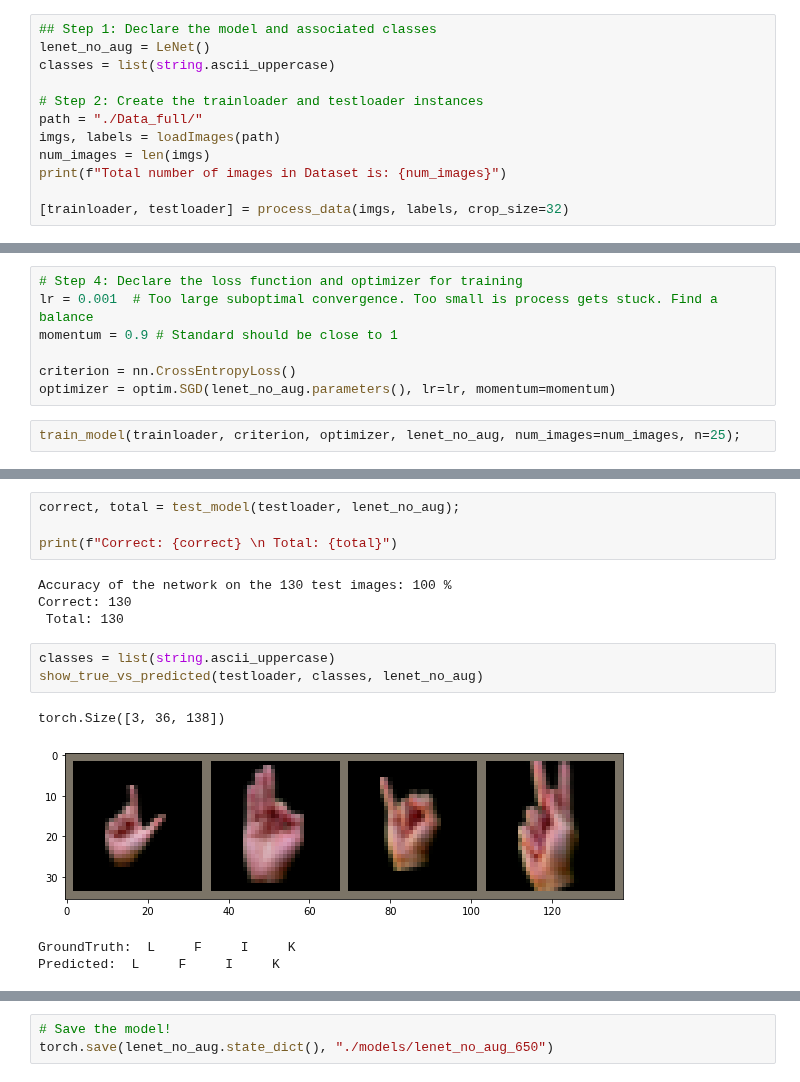
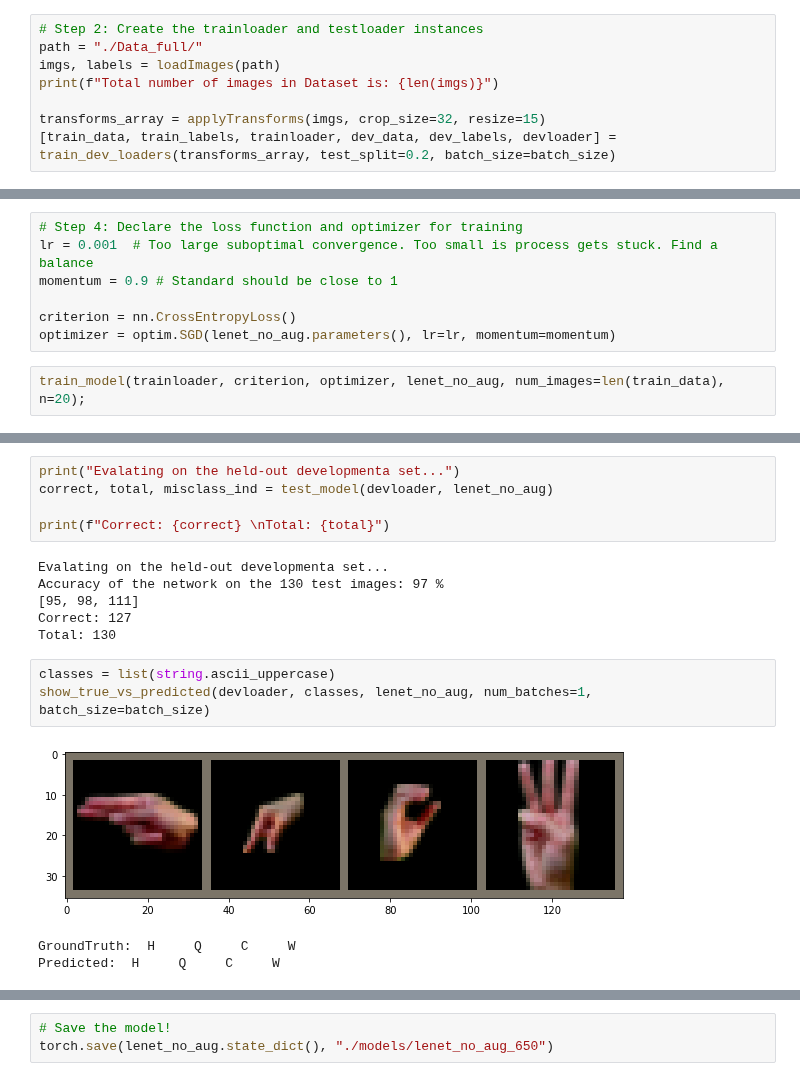
Before and after one commit to swadhwa5/MLFinalProject, a Jupyter notebook: LeNet_model.ipynb, the cells around one changed output, grey strips where cells are left out. Cells and saved outputs as stored; diff of their text form.

```diff
--- a/LeNet_model.ipynb
+++ b/LeNet_model.ipynb
@@ -203,15 +254,11 @@ def show_true_vs_predicted(testloader, classes, model):
 # %%
-## Step 1: Declare the model and associated classes
-lenet_no_aug = LeNet()
-classes = list(string.ascii_uppercase)
-
 # Step 2: Create the trainloader and testloader instances
 path = "./Data_full/"
 imgs, labels = loadImages(path)
-num_images = len(imgs)
-print(f"Total number of images in Dataset is: {num_images}")
+print(f"Total number of images in Dataset is: {len(imgs)}")
 
-[trainloader, testloader] = process_data(imgs, labels, crop_size=32)
+transforms_array = applyTransforms(imgs, crop_size=32, resize=15)
+[train_data, train_labels, trainloader, dev_data, dev_labels, devloader] = train_dev_loaders(transforms_array, test_split=0.2, batch_size=batch_size)
 # %% [output]
 Total number of images in Dataset is: 650
 # %%
@@ -234,5 +297,5 @@ momentum = 0.9 # Standard should be close to 1
 criterion = nn.CrossEntropyLoss()
 optimizer = optim.SGD(lenet_no_aug.parameters(), lr=lr, momentum=momentum)
 # %%
-train_model(trainloader, criterion, optimizer, lenet_no_aug, num_images=num_images, n=25);
+train_model(trainloader, criterion, optimizer, lenet_no_aug, num_images=len(train_data), n=20);
 # %% [output]
@@ -255,17 +318,19 @@ train_model(trainloader, criterion, optimizer, lenet_no_aug, num_images=num_imag
 Finished Training
 # %%
-correct, total = test_model(testloader, lenet_no_aug);
+print("Evalating on the held-out developmenta set...")
+correct, total, misclass_ind = test_model(devloader, lenet_no_aug)
 
-print(f"Correct: {correct} \n Total: {total}")
+print(f"Correct: {correct} \nTotal: {total}")
 # %% [output]
-Accuracy of the network on the 130 test images: 100 %
-Correct: 130
- Total: 130
+Evalating on the held-out developmenta set...
+Accuracy of the network on the 130 test images: 97 %
+[95, 98, 111]
+Correct: 127
+Total: 130
 # %%
 classes = list(string.ascii_uppercase)
-show_true_vs_predicted(testloader, classes, lenet_no_aug)
+show_true_vs_predicted(devloader, classes, lenet_no_aug, num_batches=1, batch_size=batch_size)
 # %% [output]
+[figure, new version]
-torch.Size([3, 36, 138])
+GroundTruth:  H     Q     C     W
+Predicted:  H     Q     C     W
-[figure, old version]
-GroundTruth:  L     F     I     K
-Predicted:  L     F     I     K
```
Also changed, not shown: parts of 26 cells of this notebook, 2 other files.
